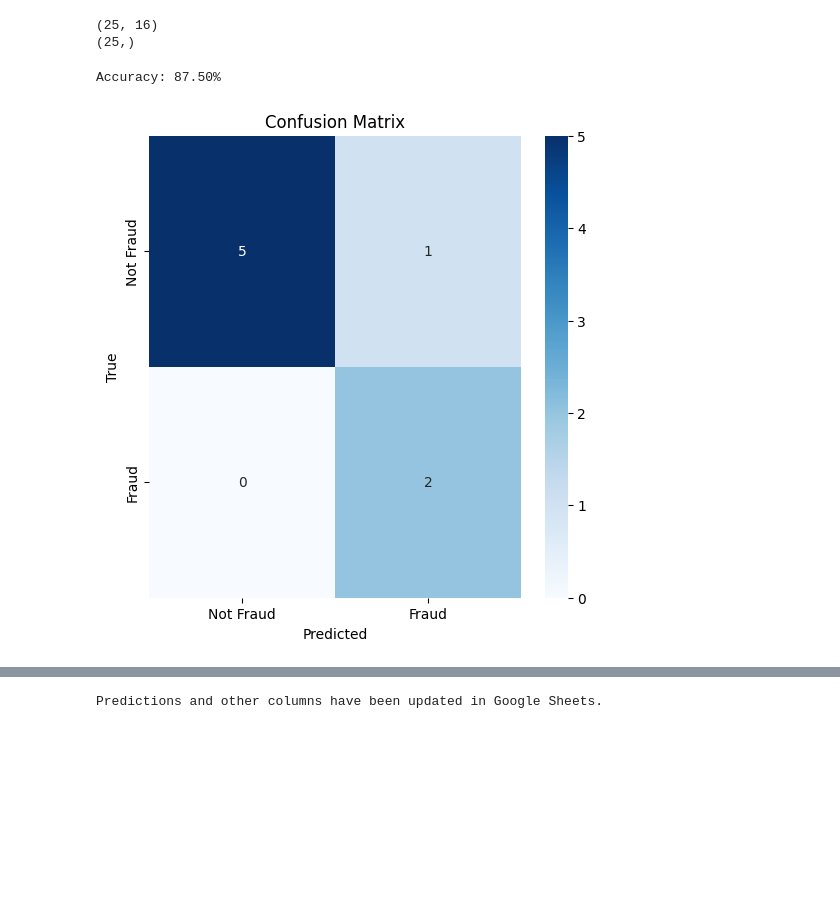
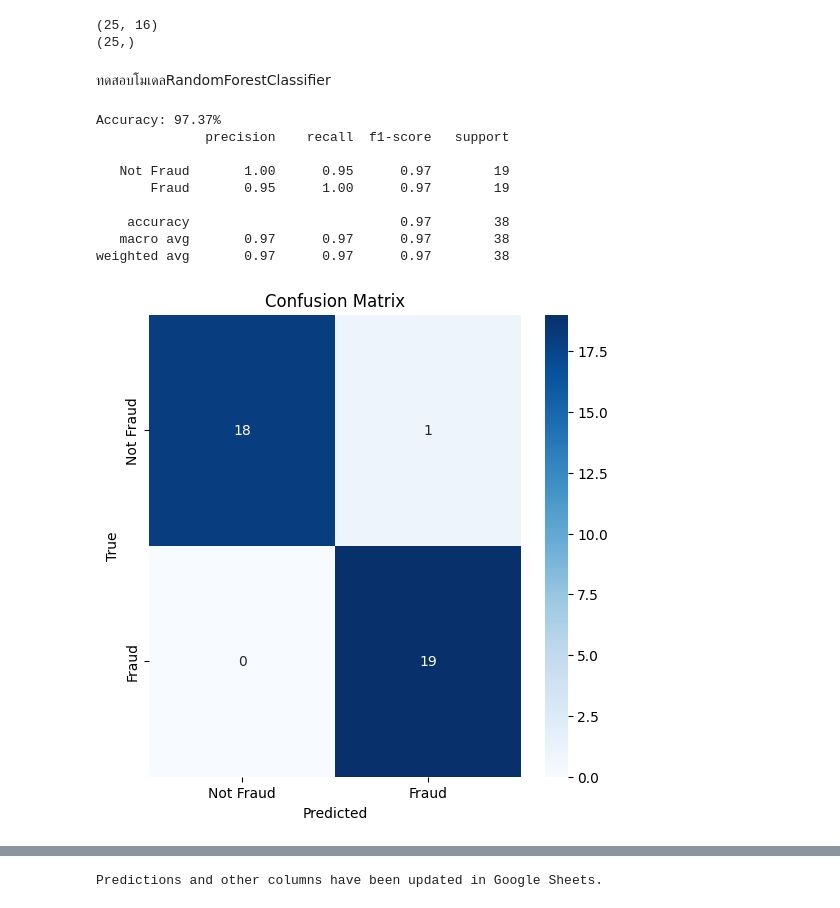
Before and after one commit to Suchada2000/MY-WORK, a Jupyter notebook: Untitled31.ipynb, the cells around one changed output, grey strips where cells are left out. Drawn from its saved outputs; the diff is of its cells as text; code cells hidden in the pictures; blank space fills up the shorter version.

```diff
--- a/Untitled31.ipynb
+++ b/Untitled31.ipynb
@@ -328,41 +346,70 @@ print(y_train.shape)   # ขนาดของ Target
 # %% [output]
 (25, 16)
 (25,)
+# %% [markdown]
+ทดสอบโมเดลRandomForestClassifier
 # %%
 from imblearn.over_sampling import SMOTE
 from sklearn.model_selection import train_test_split
 from sklearn.ensemble import RandomForestClassifier
 from sklearn.metrics import accuracy_score, confusion_matrix
 import seaborn as sns
 import matplotlib.pyplot as plt
 
 # 1. ทำการ over-sampling ด้วย SMOTE
 smote = SMOTE(sampling_strategy='minority', random_state=42)
 X_sm, y_sm = smote.fit_resample(X_scaled, y_train) #เก่า # X_scaled, y_train ต้องเท่ากัน
 
 # 2. แบ่งข้อมูลเป็น train และ test (ถ้ายังไม่ได้แบ่ง)
 X_train1, X_test1, y_train1, y_test1 = train_test_split(X_sm, y_sm, test_size=0.2, random_state=42)
 
-# 3. สร้างและฝึกโมเดล
-model = RandomForestClassifier(n_estimators=100, max_depth=10, min_samples_split=10, min_samples_leaf=5, random_state=42)
-model.fit(X_train1, y_train1)
+
+#...............
+from sklearn.ensemble import RandomForestClassifier
+
+# สร้างโมเดล Random Forest
+modelRandomForestClassifier = RandomForestClassifier(
+    n_estimators=100,         # ใช้ 100 ต้นไม้ (เพิ่มหรือลดได้)
+    max_depth=5,              # จำกัดความลึกของแต่ละต้นไม้เพื่อลด Overfitting
+    min_samples_split=10,     # ต้องมีอย่างน้อย 10 ตัวอย่างก่อนที่จะแยก Node
+    min_samples_leaf=5,       # ต้องมีข้อมูลอย่างน้อย 5 ตัวอย่างต่อ Leaf
+    class_weight='balanced',  # จัดการปัญหา Class Imbalance โดยให้น้ำหนักแต่ละ Class เท่าๆ กัน
+    random_state=42,          # ตั้งค่าให้ผลลัพธ์เหมือนเดิมทุกครั้งที่รัน
+    n_jobs=-1                 # ใช้ทุก CPU Core เพื่อเพิ่มความเร็ว
+)
+
+# ฝึกโมเดลด้วยชุดข้อมูลที่ผ่าน SMOTE (ถ้าใช้ SMOTE) หรือชุด Train ปกติ
+modelRandomForestClassifier.fit(X_sm, y_sm)
 
 # 4. ทำนายผล
-y_pred = model.predict(X_test1)
+y_pred = modelRandomForestClassifier.predict(X_sm)
 
 # 5. ประเมินผลด้วยความแม่นยำ
-accuracy = accuracy_score(y_test1, y_pred)
+accuracy = accuracy_score(y_sm, y_pred)
 print("Accuracy: %.2f%%" % (accuracy * 100.0))
 
+from sklearn.metrics import classification_report
+
+print(classification_report(y_sm, y_pred, target_names=["Not Fraud", "Fraud"]))
+
+
 # 6. แสดง confusion matrix
-conf_matrix = confusion_matrix(y_test1, y_pred)
+conf_matrix = confusion_matrix(y_sm, y_pred)
 plt.figure(figsize=(6, 6))
 sns.heatmap(conf_matrix, annot=True, fmt='d', cmap='Blues', xticklabels=['Not Fraud', 'Fraud'], yticklabels=['Not Fraud', 'Fraud'])
 plt.xlabel('Predicted')
 plt.ylabel('True')
 plt.title('Confusion Matrix')
 plt.show()
 # %% [output]
-Accuracy: 87.50%
+Accuracy: 97.37%
+              precision    recall  f1-score   support
+
+   Not Fraud       1.00      0.95      0.97        19
+       Fraud       0.95      1.00      0.97        19
+
+    accuracy                           0.97        38
+   macro avg       0.97      0.97      0.97        38
+weighted avg       0.97      0.97      0.97        38
-[figure, old version]
+[figure, new version]
 # %%
```
Also changed, not shown: parts of 28 cells of this notebook.
